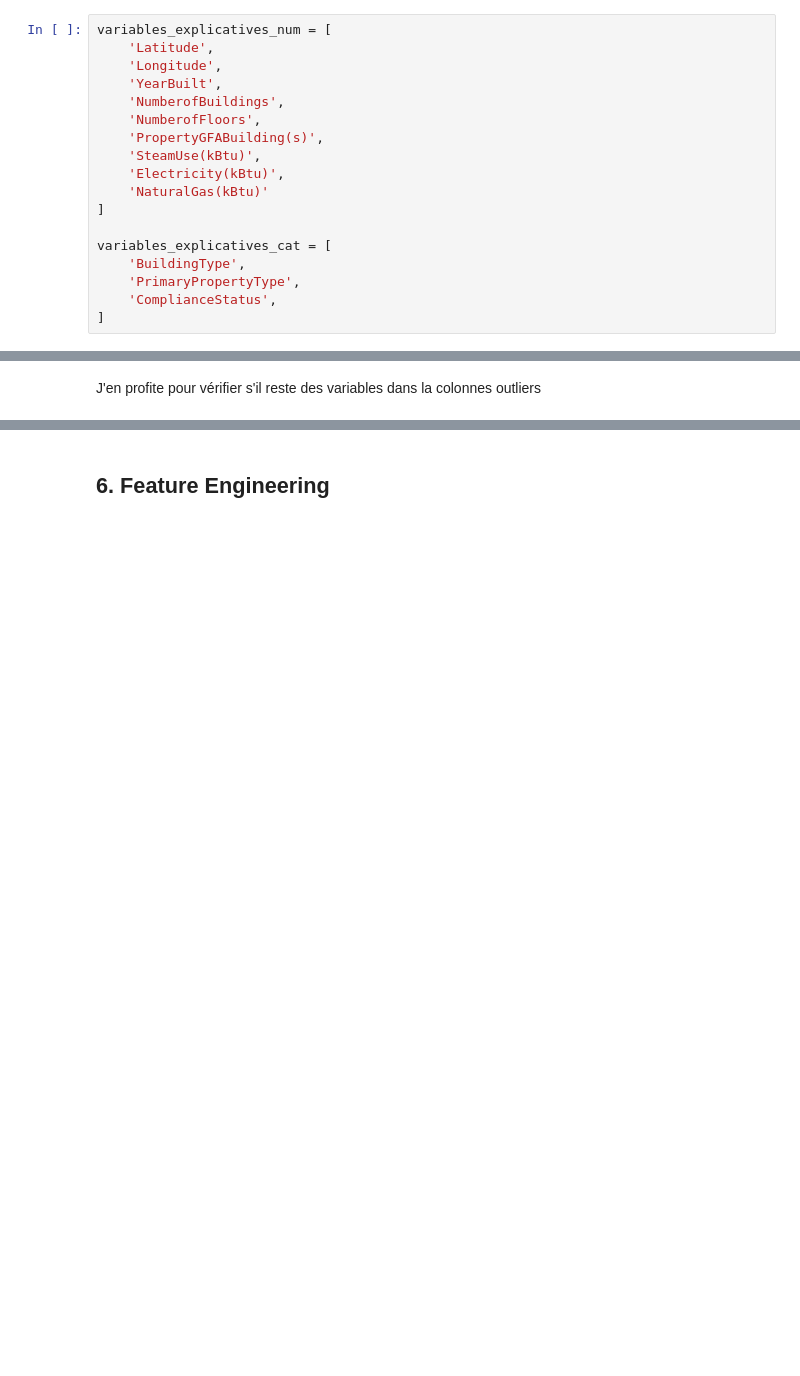
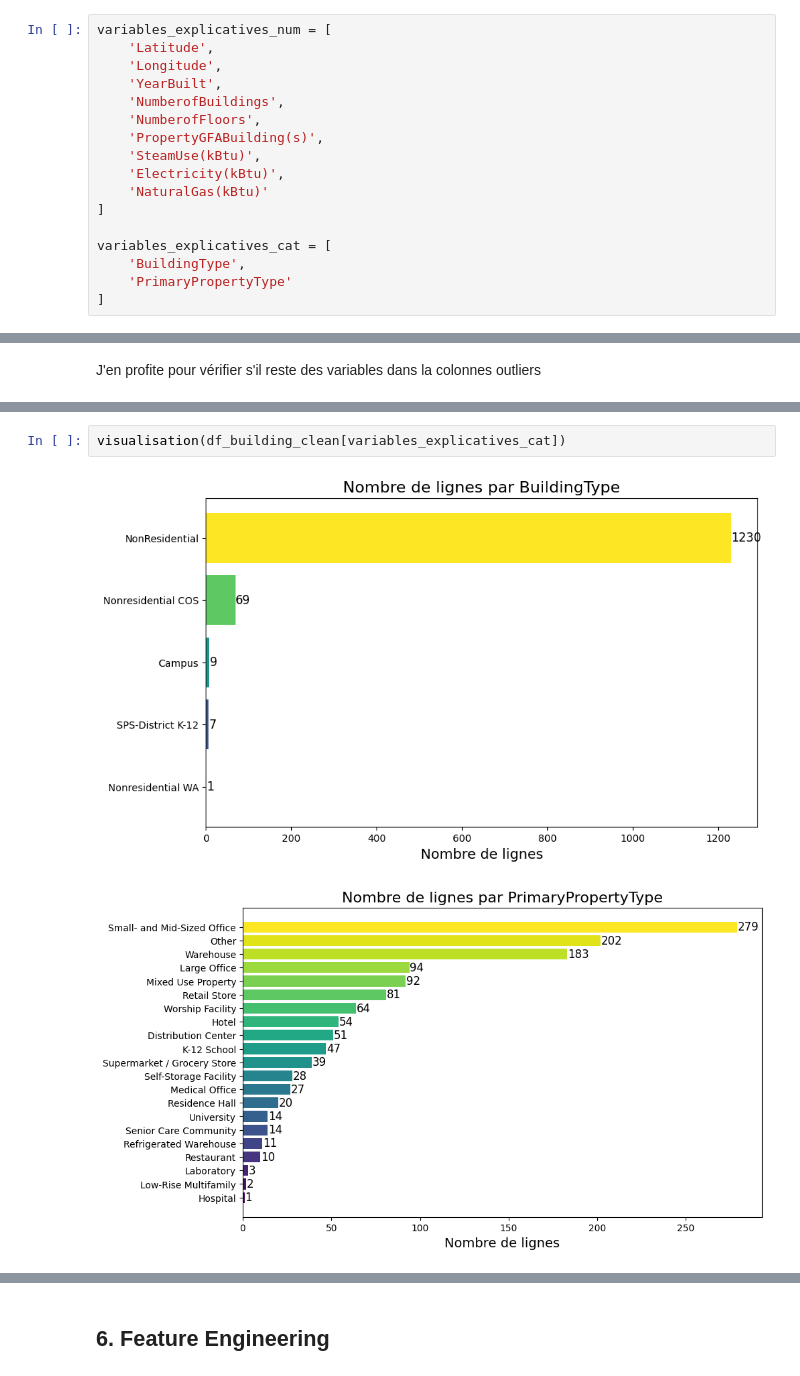
Before and after one commit to Solisdata/projet6_ml_api, a Jupyter notebook: 1_analyse_exploratoire.ipynb, the cells around one changed output, grey strips where cells are left out. Drawn from its saved outputs; the diff is of its cells as text; blank space fills up the shorter version.

```diff
--- a/1_analyse_exploratoire.ipynb
+++ b/1_analyse_exploratoire.ipynb
@@ -622,8 +615,7 @@ variables_explicatives_num = [
 
 variables_explicatives_cat = [
     'BuildingType',
-    'PrimaryPropertyType',
-    'ComplianceStatus',
+    'PrimaryPropertyType'
 ]
 # %% [markdown]
 Je commence par les variables explicatives numérique
@@ -766,0 +764,5 @@ memory usage: 176.1+ KB
+# %%
+visualisation(df_building_clean[variables_explicatives_cat])
+# %% [output]
+[figure, added]
+[figure, added]
```
Also changed, not shown: parts of 34 cells of this notebook, 1 other file.
